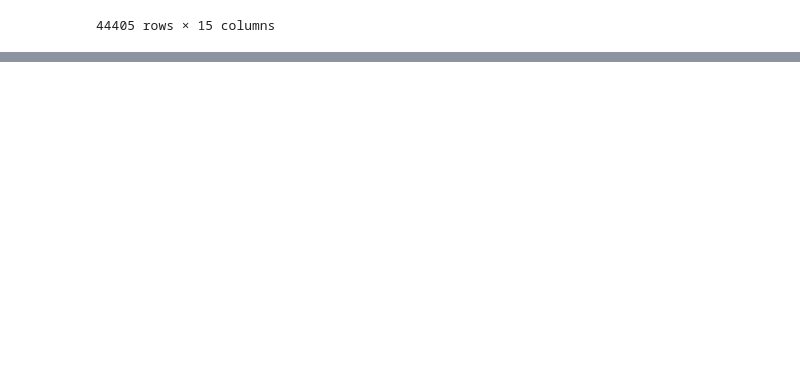
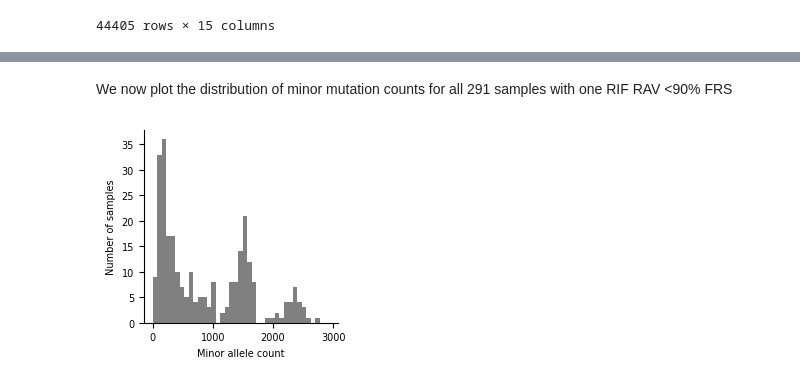
Before and after one commit to fowler-lab/tuberculosis-RNAP-subpopulations, a Jupyter notebook: analysis.ipynb, the cells around one changed output, grey strips where cells are left out. Drawn from its saved outputs; the diff is of its cells as text; code cells hidden in the pictures; blank space fills up the shorter version.

```diff
--- a/analysis.ipynb
+++ b/analysis.ipynb
@@ -600,0 +649,16 @@ samples
+# %%
+mutations = pd.read_csv('data/reprocessed/mutations.csv.gz')
+mutations.set_index(['uniqueid','mutation'], inplace=True)
+
+solo_rif_mutations = mutations[mutations.index.isin(solo_rif_effects.index)]
+solo_rif_mutations.reset_index(inplace=True)
+solo_rif_mutations.set_index(['uniqueid','gene','gene_position'], inplace=True)
+solo_rif_mutations
+
+mutations.reset_index(inplace=True)
+solo_mutations = mutations[mutations.uniqueid.isin(solo_rif.index)]
+solo_mutations.set_index(['uniqueid','gene','gene_position'],inplace=True)
+
+# don't forget to ignore the solo rif mutations themselves
+solo_other_mutations = solo_mutations[~solo_mutations.index.isin(solo_rif_mutations.index)]
+solo_other_mutations
@@ -600,0 +745,9 @@ samples
+# %%
+solo_rif_variants = solo_rif_mutations[['mutation']].join(variants, how='inner')
+solo_rif_variants.reset_index(inplace=True)
+solo_rif_variants.set_index(['uniqueid'], inplace=True)
+
+#here we need to ignore any null calls, any non minor calls and we set a threshold based on `COV`
+solo_other_variants = solo_other_mutations[['mutation']].join(variants, how='inner')
+solo_other_variants = solo_other_variants[(~solo_other_variants.is_null) & (solo_other_variants.is_minor) & (solo_other_variants.COV>5)]
+solo_other_variants[:3]
@@ -600,0 +762,5 @@ samples
+# %%
+solo_other_variants.reset_index(inplace=True)
+solo_other_variants_count = solo_other_variants[['uniqueid','gene_position']].groupby('uniqueid').count()
+solo_other_variants_count.rename(columns={'gene_position':'minor_count'}, inplace=True)
+solo_other_variants_count
@@ -600,0 +784,3 @@ samples
+# %%
+df = solo_rif_variants.join(solo_other_variants_count)
+df
@@ -600,0 +802,14 @@ samples
+# %% [markdown]
+We now plot the distribution of minor mutation counts for all 291 samples with one RIF RAV <90% FRS
+# %%
+#plot the ditribution of minor alleles in the solo rif samples
+fig, ax = plt.subplots(figsize=(2.5,2.5))
+df.minor_count.plot(kind='hist', bins=range(0,3000,75), color='grey', ax=ax)
+ax.set_xlabel('Minor allele count')
+ax.set_ylabel('Number of samples')
+ax.spines["top"].set_visible(False)
+ax.spines["right"].set_visible(False)
+
+fig.savefig('pdf/bar-minor-allele-counts.pdf', bbox_inches='tight', transparent=True)
+# %% [output]
+[figure, added]
```
Also changed, not shown: parts of 25 cells of this notebook, 6 other files.
